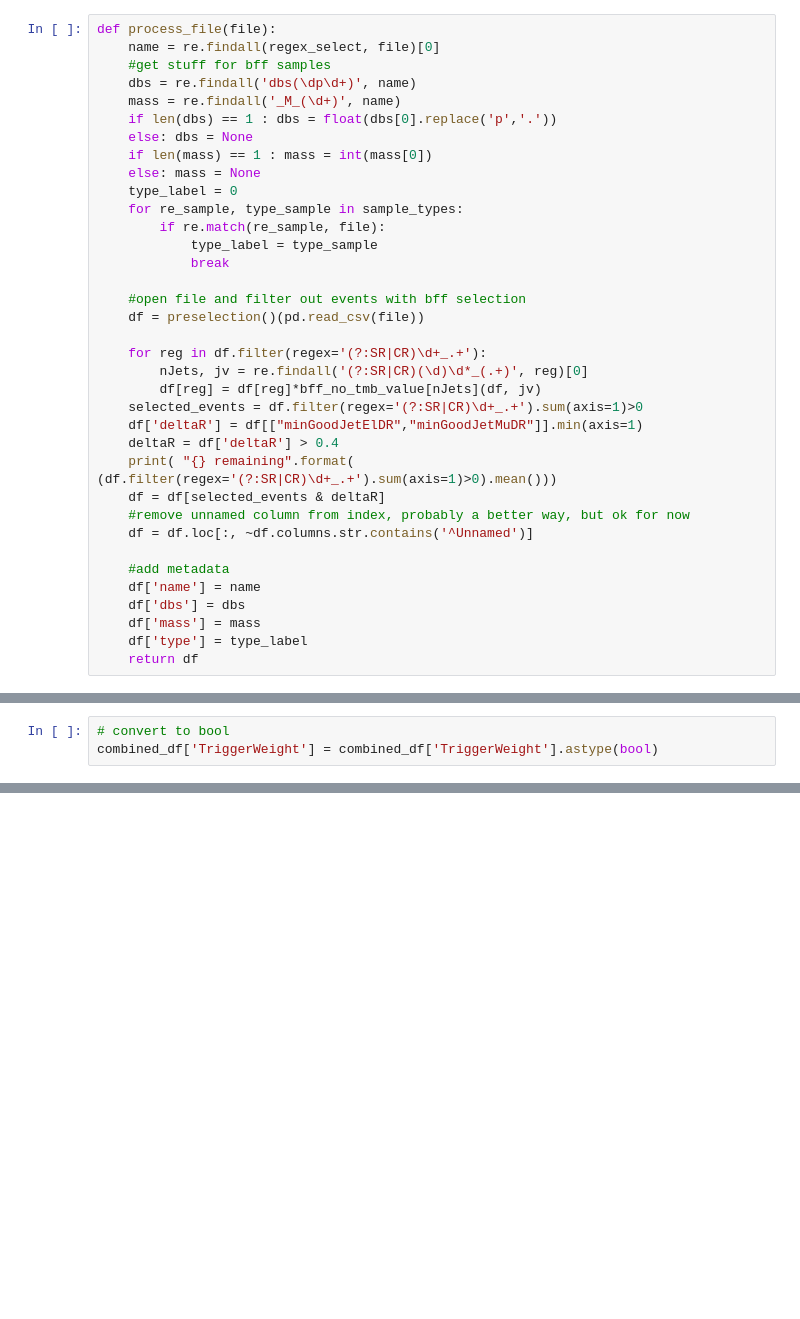
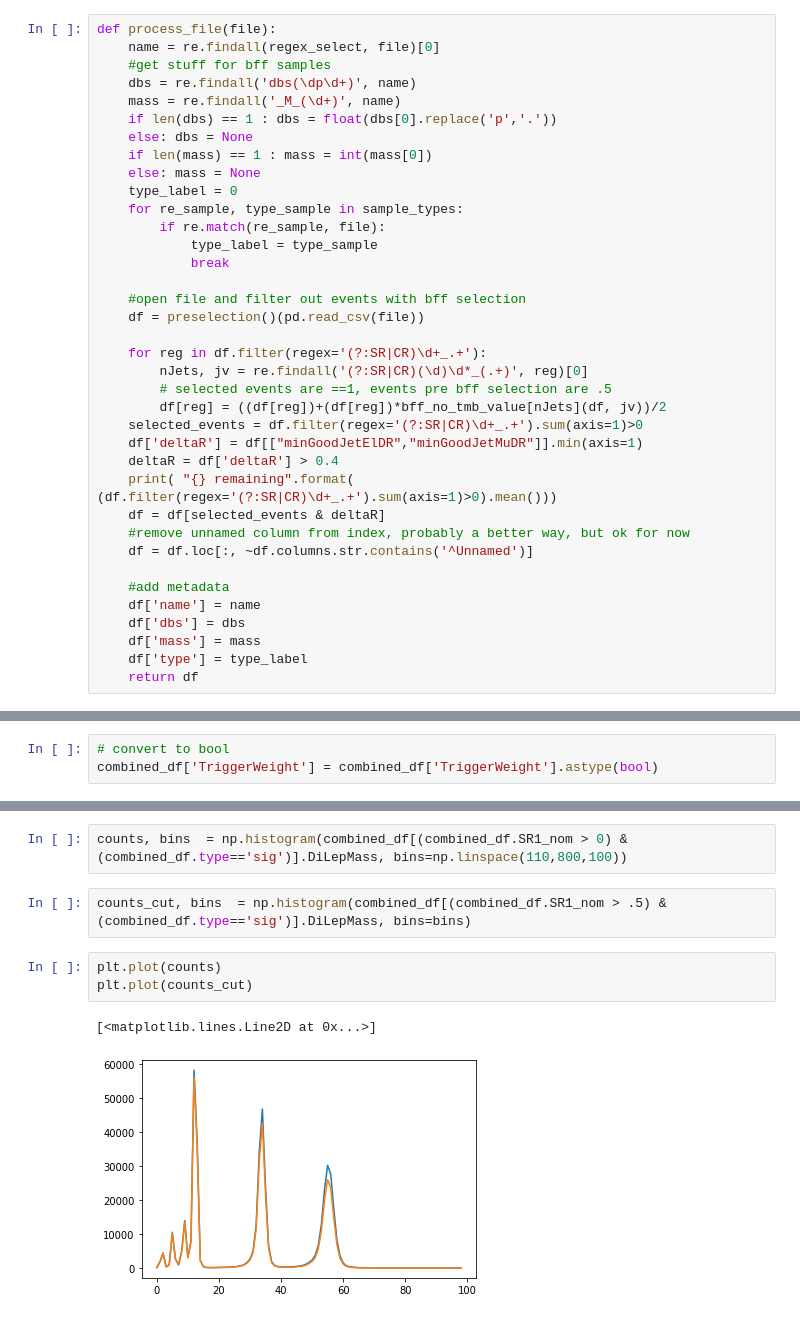
Before and after one commit to rymuelle/bff_plotting_code_v3, a Jupyter notebook: produce_combined_df.ipynb, the cells around one changed output, grey strips where cells are left out. Saved outputs shown, nothing was run; the diff lists cells and outputs as text; blank space fills up the shorter version.

```diff
--- a/produce_combined_df.ipynb
+++ b/produce_combined_df.ipynb
@@ -47,7 +47,8 @@ def process_file(file):
 
     for reg in df.filter(regex='(?:SR|CR)\d+_.+'):
         nJets, jv = re.findall('(?:SR|CR)(\d)\d*_(.+)', reg)[0]
-        df[reg] = df[reg]*bff_no_tmb_value[nJets](df, jv)
+        # selected events are ==1, events pre bff selection are .5
+        df[reg] = ((df[reg])+(df[reg])*bff_no_tmb_value[nJets](df, jv))/2
     selected_events = df.filter(regex='(?:SR|CR)\d+_.+').sum(axis=1)>0
     df['deltaR'] = df[["minGoodJetElDR","minGoodJetMuDR"]].min(axis=1)
     deltaR = df['deltaR'] > 0.4
@@ -78,0 +100,10 @@ combined_df.to_parquet('data/combined_{}.parquet'.format(era))
+# %%
+counts, bins  = np.histogram(combined_df[(combined_df.SR1_nom > 0) & (combined_df.type=='sig')].DiLepMass, bins=np.linspace(110,800,100))
+# %%
+counts_cut, bins  = np.histogram(combined_df[(combined_df.SR1_nom > .5) & (combined_df.type=='sig')].DiLepMass, bins=bins)
+# %%
+plt.plot(counts)
+plt.plot(counts_cut)
+# %% [output]
+[<matplotlib.lines.Line2D at 0x...>]
+[figure, added]
```
Also changed, not shown: parts of 6 cells of this notebook, 3 other files.
